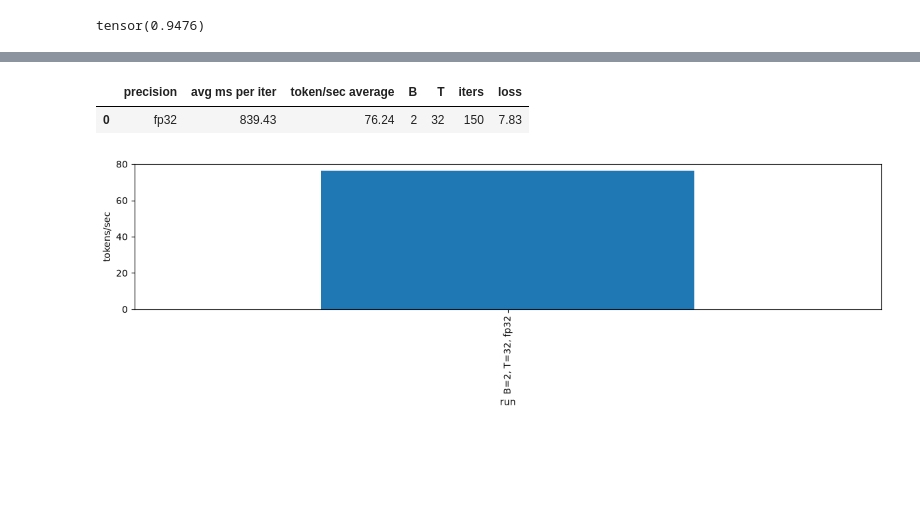
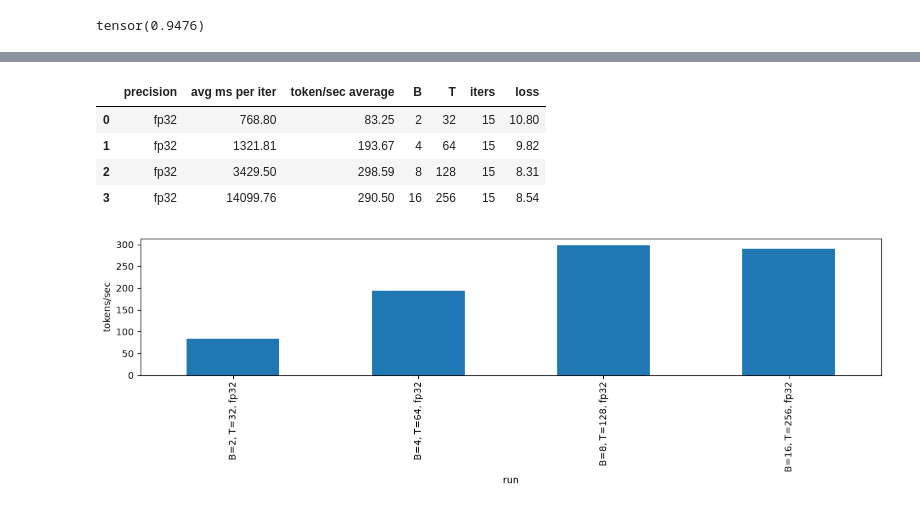
Before and after one commit to benhagg/build-nanogpt, a Jupyter notebook: play.ipynb, the cells around one changed output, grey strips where cells are left out. Cells and saved outputs as stored; diff of their text form; code cells hidden in the pictures; blank space fills up the shorter version.

```diff
--- a/play.ipynb
+++ b/play.ipynb
@@ -619,7 +618,7 @@ checkpoint = torch.load("model.pth", map_location=device, weights_only=False)
 print(checkpoint.keys())  # inspect keys
 
 model = GPT(GPTConfig()).to(device)
-model.load_state_dict(checkpoint)
+model.load_state_dict(checkpoint, strict=False)
 logits, _ = model.forward(x[1].unsqueeze(0))
 
 
@@ -717,7 +716,7 @@ import pandas as pd
 import matplotlib.pyplot as plt
 import math
 
-iters = 150
+iters = 15
 B_values = [2, 4, 8, 16]
 T_values = [32, 64, 128, 256]
 precisions = [("fp32", torch.float32)] # , ("fp64", torch.float64)]
@@ -728,7 +727,7 @@ torch.manual_seed(1337)
 # learning rate calculations
 max_lr = 6e-3
 min_lr = max_lr * 0.1
-warmup_steps = 10
+warmup_steps = 3
 max_steps = iters # this should be <= than iters (i just set it to iters)
 def get_lr(step):
     if step < warmup_steps: # 1 use this during warmup
@@ -812,3 +811,6 @@ loss: 7.93, , lr: 6.01e-04, norm: 3.02, ms: 753.09, tok/sec: 84.98
 |  | precision | avg ms per iter | token/sec average | B | T | iters | loss |
-| 0 | fp32 | 839.43 | 76.24 | 2 | 32 | 150 | 7.83 |
+| 0 | fp32 | 768.80 | 83.25 | 2 | 32 | 15 | 10.80 |
+| 1 | fp32 | 1321.81 | 193.67 | 4 | 64 | 15 | 9.82 |
+| 2 | fp32 | 3429.50 | 298.59 | 8 | 128 | 15 | 8.31 |
+| 3 | fp32 | 14099.76 | 290.50 | 16 | 256 | 15 | 8.54 |
-[figure, old version]
+[figure, new version]
```
Also changed, not shown: parts of 8 cells of this notebook, 1 other file.
